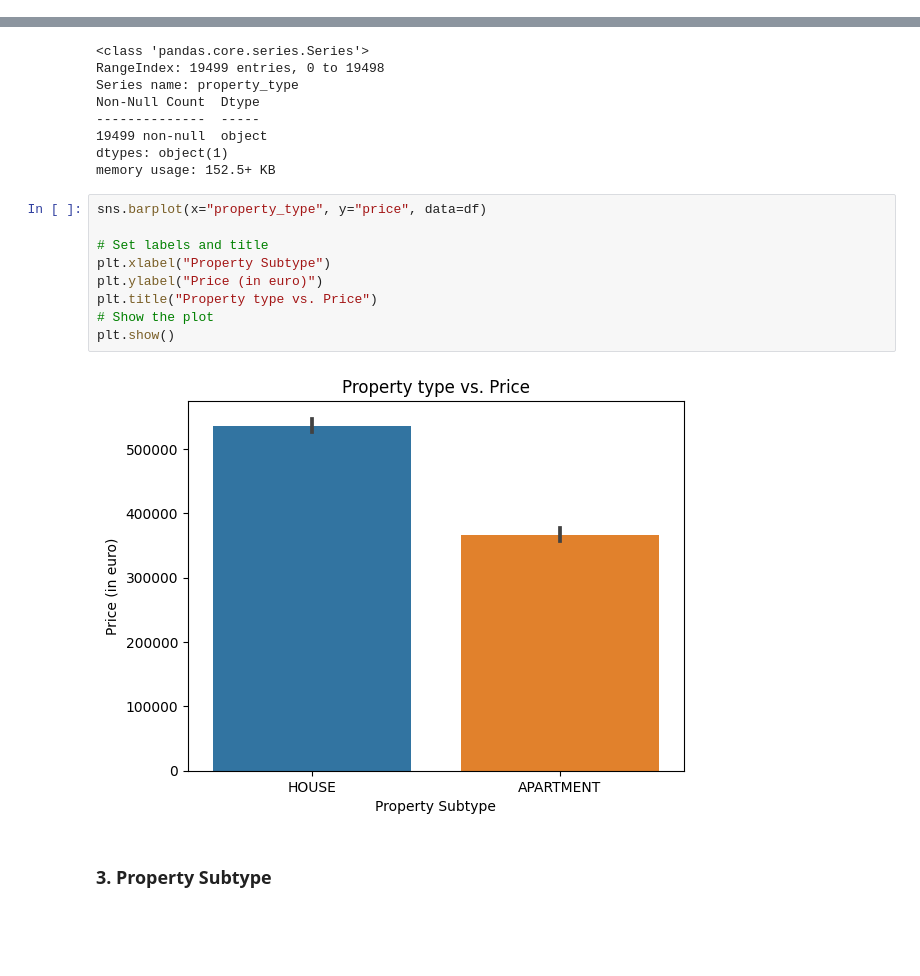
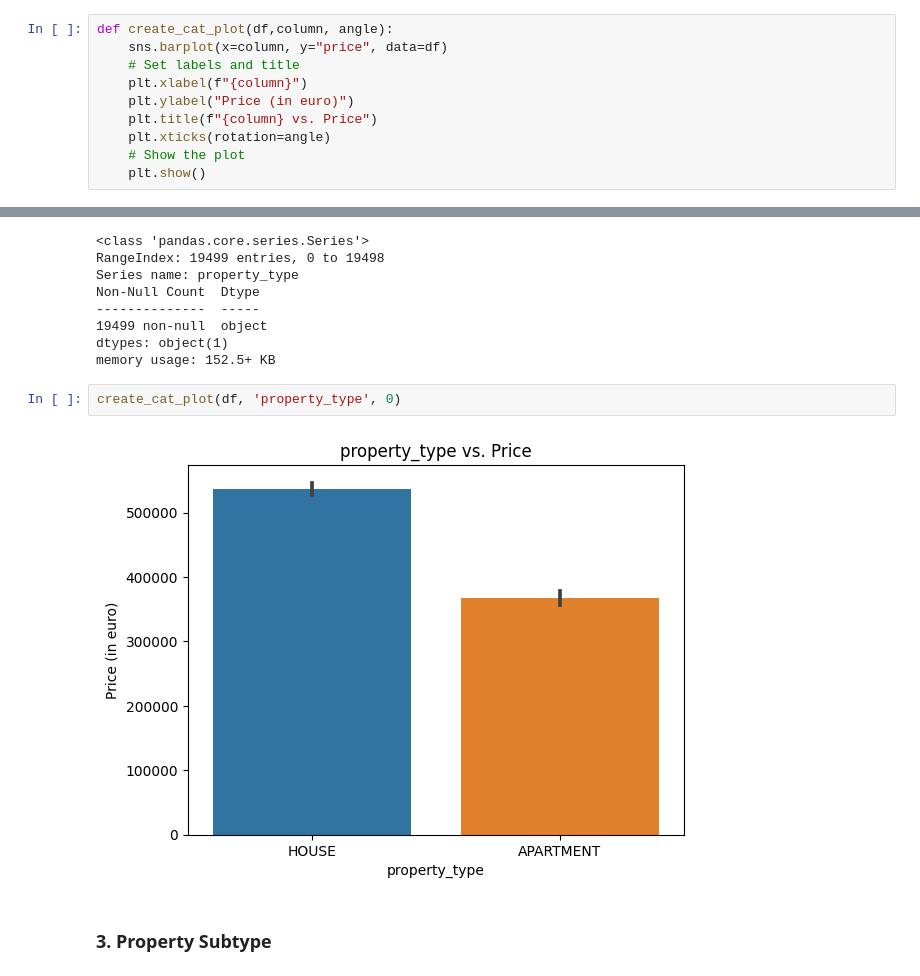
Before and after one commit to nikolaaswillaert/ImmoElizaDataAnalysis, a Jupyter notebook: datacleaning.ipynb, the cells around one changed output, grey strips where cells are left out. Drawn from its saved outputs; the diff is of its cells as text; blank space fills up the shorter version.

```diff
--- a/datacleaning.ipynb
+++ b/datacleaning.ipynb
@@ -79,3 +79,13 @@ def analyze_column(df, column_name):
     print(f"Percentage of NaN values: {percentage_nan:.2f}%")
     print(f"Percentage of unique values: {percentage_unique:.2f}%")
     print(f"Unique values: {unique_values}")
+# %%
+def create_cat_plot(df,column, angle):
+    sns.barplot(x=column, y="price", data=df)
+    # Set labels and title
+    plt.xlabel(f"{column}")
+    plt.ylabel("Price (in euro)")
+    plt.title(f"{column} vs. Price")
+    plt.xticks(rotation=angle)
+    # Show the plot
+    plt.show()
@@ -217,17 +247,10 @@ Non-Null Count  Dtype
 19499 non-null  object
 dtypes: object(1)
 memory usage: 152.5+ KB
-# %%
-sns.barplot(x="property_type", y="price", data=df)
-
-# Set labels and title
-plt.xlabel("Property Subtype")
-plt.ylabel("Price (in euro)")
-plt.title("Property type vs. Price")
-# Show the plot
-plt.show()
-# %% [output]
-[figure, removed]
+# %%
+create_cat_plot(df, 'property_type', 0)
+# %% [output]
+[figure, added]
 # %% [markdown]
 ### 3. Property Subtype
 # %%
```
Also changed, not shown: parts of 7 cells of this notebook.
